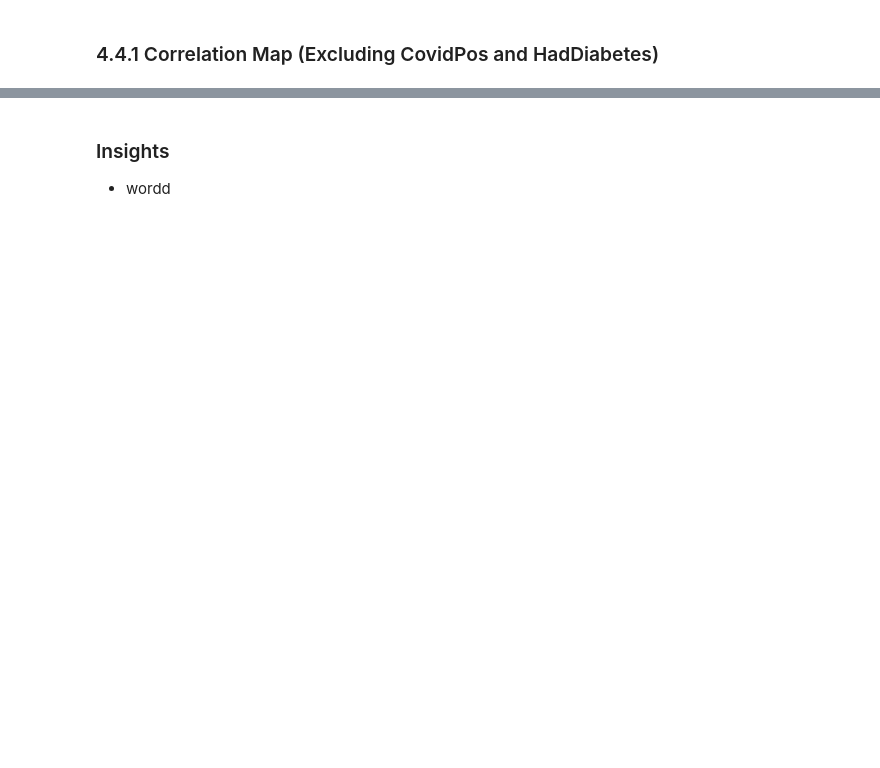
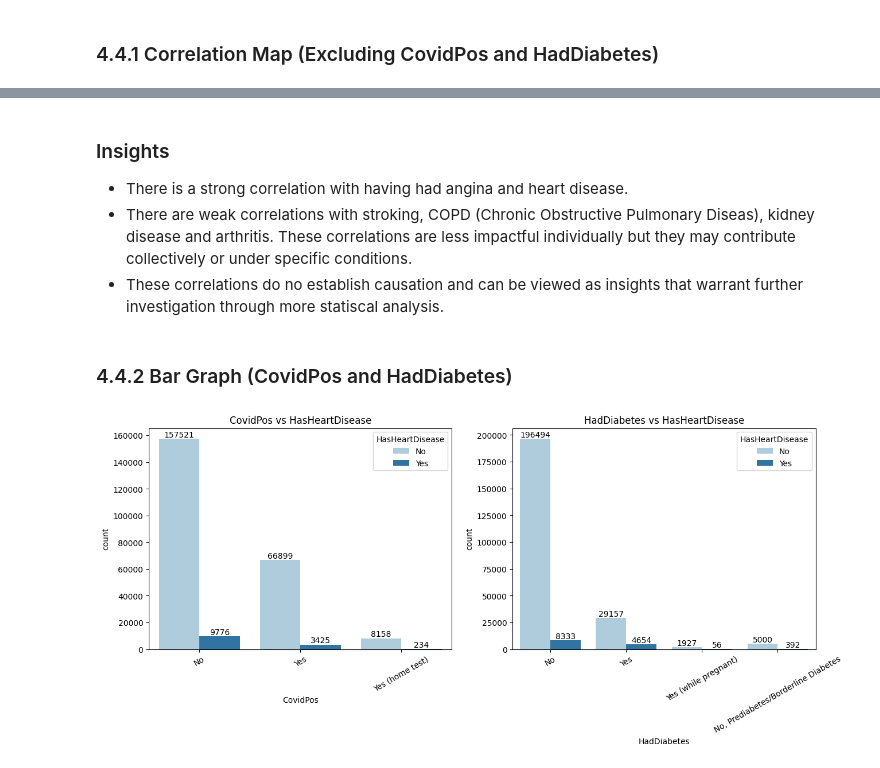
Before and after one commit to raymondcen/Heart-Disease-Predictor, a Jupyter notebook: notebook/EDA HEART DISEASE.ipynb, the cells around one changed output, grey strips where cells are left out. Cells and saved outputs as stored; diff of their text form; code cells hidden in the pictures; blank space fills up the shorter version.

```diff
--- a/notebook/EDA HEART DISEASE.ipynb
+++ b/notebook/EDA HEART DISEASE.ipynb
@@ -447,7 +447,7 @@ health3_vars = ["SleepHours", "PhysicalHealthDays", "MentalHealthDays" ]
 data_cols3 = df[["SleepHours","PhysicalHealthDays", "MentalHealthDays", "HasHeartDisease"]]
 
 #health 2 variablees plot
-fig, axes = plt.subplots(1, 3, figsize=(18, 8))
+fig, axes = plt.subplots(1, 3, figsize=(15, 5))
 axes = axes.flatten()
 
 for i, col in enumerate(health3_vars):
@@ -477,7 +477,7 @@ plt.show()
 cond_vars = ["HadAngina", "HadStroke", "HadAsthma", "HadSkinCancer", "HadCOPD", "HadDepressiveDisorder",
                                 "HadKidneyDisease", "HadArthritis", "HighRiskLastYear","HasHeartDisease"]
 
-data_cols = df[["HadAngina", "HadStroke", "HadAsthma", "HadSkinCancer", "HadCOPD", "HadDepressiveDisorder",
+data_cols = df[["HadAngina", "HadStroke", "HadAsthma", "HadSkinCancer","CovidPos", "HadDiabetes", "HadCOPD", "HadDepressiveDisorder",
                                 "HadKidneyDisease", "HadArthritis", "HighRiskLastYear", "HasHeartDisease"]]
 
 cond_var_cat=["CovidPos", "HadDiabetes"]
@@ -502,3 +502,21 @@ plt.show()
 # %% [markdown]
 ### Insights
-- wordd
+- There is a strong correlation with having had angina and heart disease.
+- There are weak correlations with stroking, COPD (Chronic Obstructive Pulmonary Diseas), kidney disease and arthritis. These correlations are less impactful individually but they may contribute collectively or under specific conditions.
+- These correlations do no establish causation and can be viewed as insights that warrant further investigation through more statiscal analysis.
+# %% [markdown]
+### 4.4.2 Bar Graph (CovidPos and HadDiabetes)
+# %%
+fig, axes = plt.subplots(1, 2, figsize=(10, 5))
+for i, col in enumerate(cond_var_cat):
+    ax = sns.countplot(data=data_cols, x=col, hue="HasHeartDisease", ax=axes[i], palette="Paired")
+    axes[i].set_title(f"{col} vs HasHeartDisease")
+    axes[i].legend(title="HasHeartDisease", labels=["No", "Yes"])
+
+    for container in ax.containers:     # label bar value counts
+        ax.bar_label(container, fmt='%d', label_type='edge')
+
+    # Rotate and shrink x-axis labels
+    axes[i].tick_params(axis='x', labelrotation=30)
+# %% [output]
+[figure, added]
```
Also changed, not shown: parts of 18 cells of this notebook.
